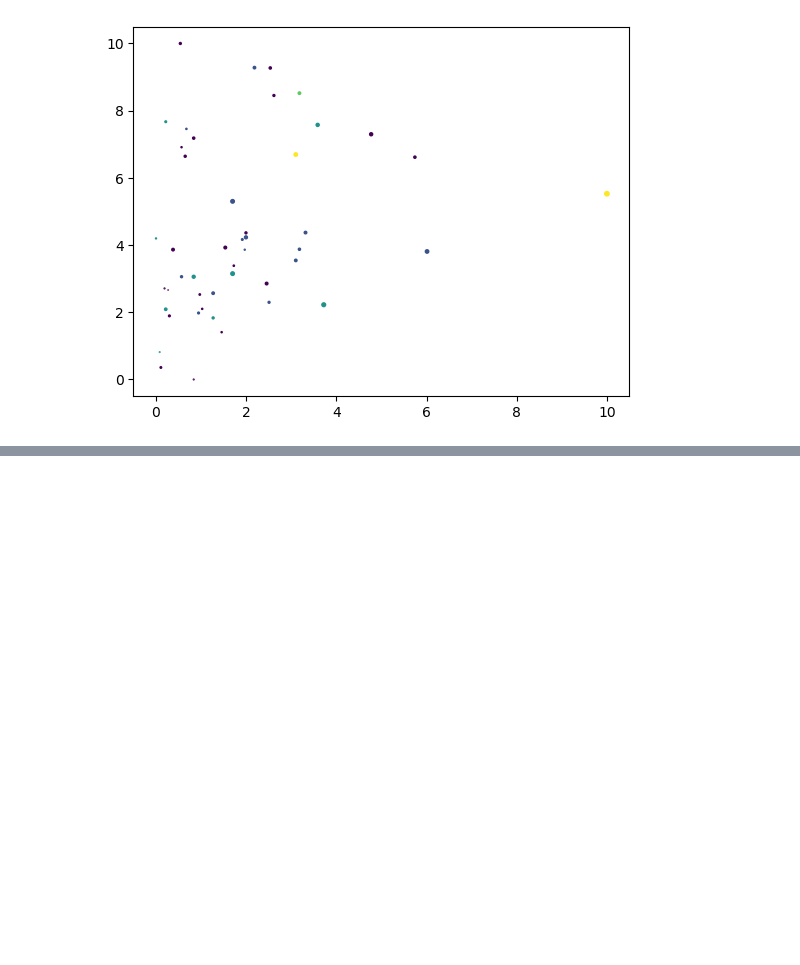
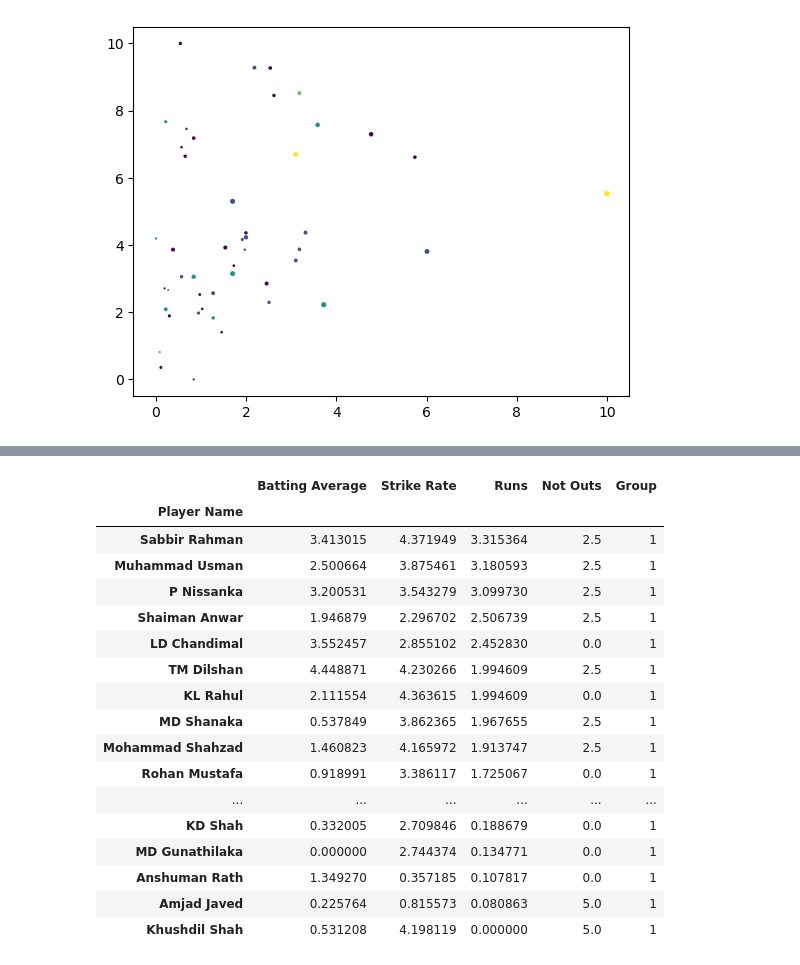
Before and after one commit to Vikaslh/Crick-stat-index-11, a Jupyter notebook: K means.ipynb, the cells around one changed output, grey strips where cells are left out. Drawn from its saved outputs; the diff is of its cells as text; code cells hidden in the pictures; blank space fills up the shorter version.

```diff
--- a/K means.ipynb
+++ b/K means.ipynb
@@ -103,0 +168,21 @@ plt.scatter(scaled['Runs'],scaled['Strike Rate'],scaled['Batting Average'],scale
+# %%
+grp_1
+# %% [output]
+|  | Batting Average | Strike Rate | Runs | Not Outs | Group |
+| Player Name |  |  |  |  |  |
+| Sabbir Rahman | 3.413015 | 4.371949 | 3.315364 | 2.5 | 1 |
+| Muhammad Usman | 2.500664 | 3.875461 | 3.180593 | 2.5 | 1 |
+| P Nissanka | 3.200531 | 3.543279 | 3.099730 | 2.5 | 1 |
+| Shaiman Anwar | 1.946879 | 2.296702 | 2.506739 | 2.5 | 1 |
+| LD Chandimal | 3.552457 | 2.855102 | 2.452830 | 0.0 | 1 |
+| TM Dilshan | 4.448871 | 4.230266 | 1.994609 | 2.5 | 1 |
+| KL Rahul | 2.111554 | 4.363615 | 1.994609 | 0.0 | 1 |
+| MD Shanaka | 0.537849 | 3.862365 | 1.967655 | 2.5 | 1 |
+| Mohammad Shahzad | 1.460823 | 4.165972 | 1.913747 | 2.5 | 1 |
+| Rohan Mustafa | 0.918991 | 3.386117 | 1.725067 | 0.0 | 1 |
+| ... | ... | ... | ... | ... | ... |
+| KD Shah | 0.332005 | 2.709846 | 0.188679 | 0.0 | 1 |
+| MD Gunathilaka | 0.000000 | 2.744374 | 0.134771 | 0.0 | 1 |
+| Anshuman Rath | 1.349270 | 0.357185 | 0.107817 | 0.0 | 1 |
+| Amjad Javed | 0.225764 | 0.815573 | 0.080863 | 5.0 | 1 |
+| Khushdil Shah | 0.531208 | 4.198119 | 0.000000 | 5.0 | 1 |
```
Also changed, not shown: parts of 15 cells of this notebook.
